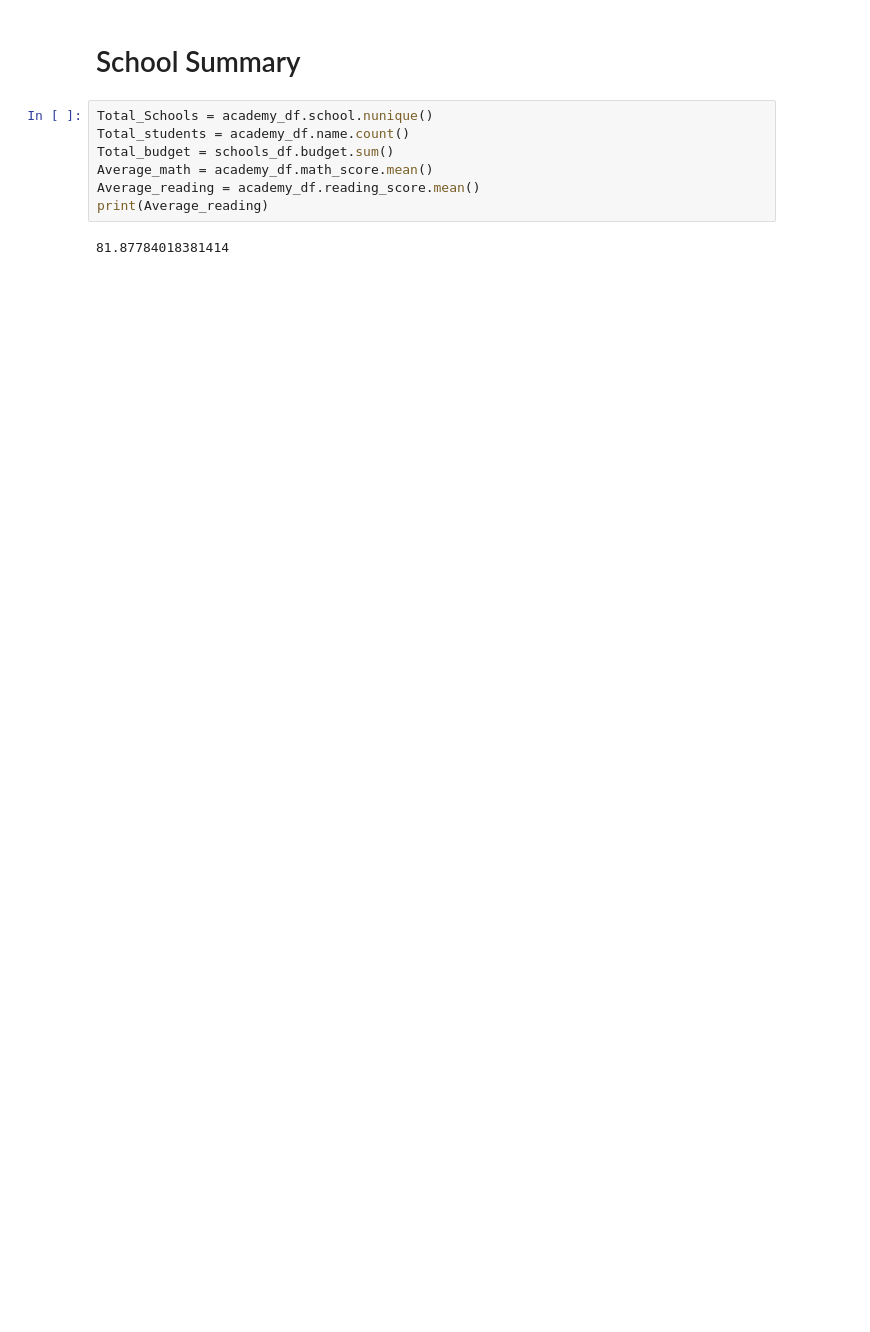
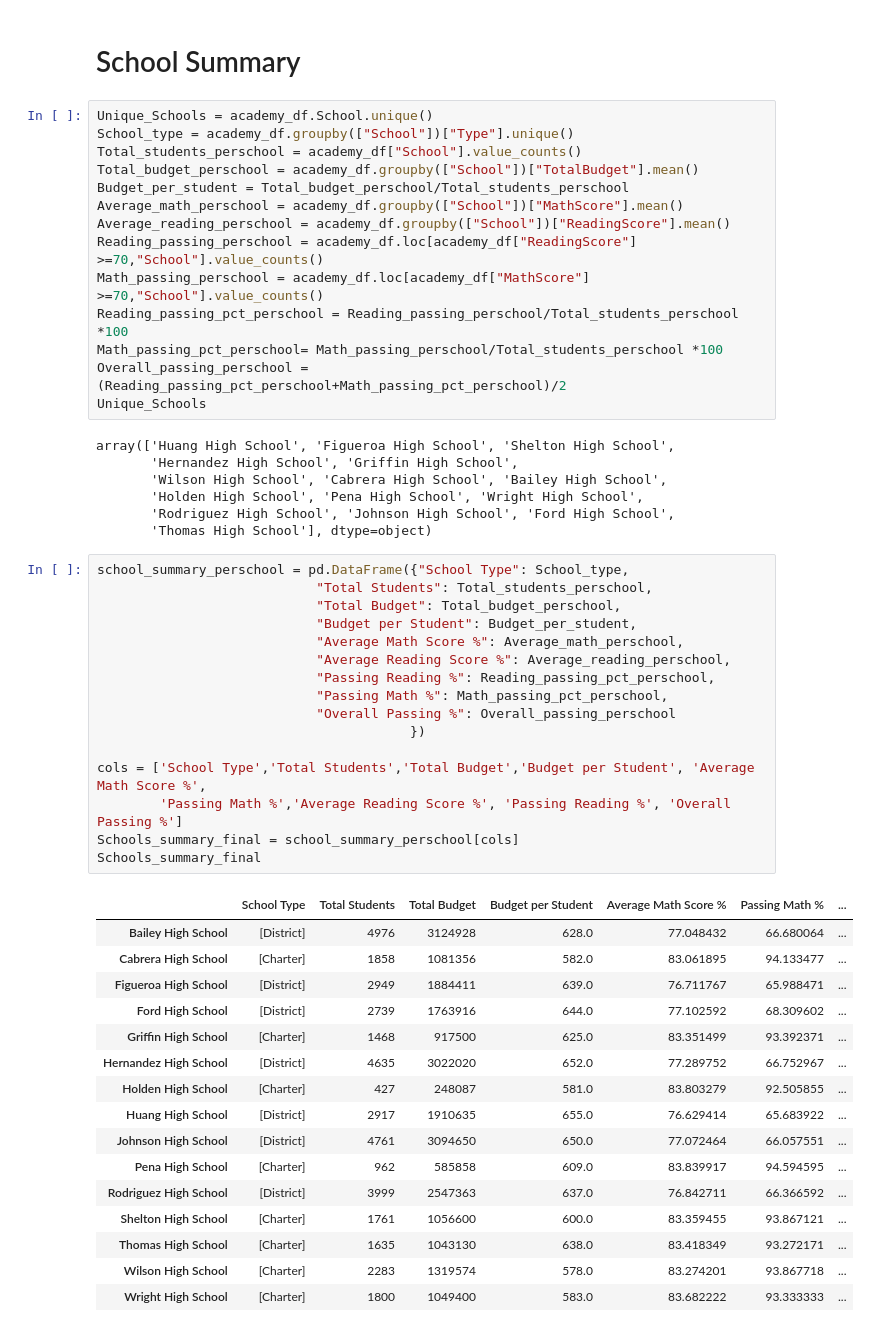
Before and after one commit to akommajesula/python, a Jupyter notebook: Academy PY/Academy.ipynb, the cells around one changed output. Saved outputs shown, nothing was run; the diff lists cells and outputs as text; blank space fills up the shorter version.

```diff
--- a/Academy PY/Academy.ipynb
+++ b/Academy PY/Academy.ipynb
@@ -72,11 +92,56 @@ academy_df.head()
 # %% [markdown]
 # School Summary
-# %%
-Total_Schools = academy_df.school.nunique()
-Total_students = academy_df.name.count()
-Total_budget = schools_df.budget.sum()
-Average_math = academy_df.math_score.mean()
-Average_reading = academy_df.reading_score.mean()
-print(Average_reading)
-# %% [output]
-81.87784018381414
+# %%
+Unique_Schools = academy_df.School.unique()
+School_type = academy_df.groupby(["School"])["Type"].unique()
+Total_students_perschool = academy_df["School"].value_counts()
+Total_budget_perschool = academy_df.groupby(["School"])["TotalBudget"].mean()
+Budget_per_student = Total_budget_perschool/Total_students_perschool
+Average_math_perschool = academy_df.groupby(["School"])["MathScore"].mean()
+Average_reading_perschool = academy_df.groupby(["School"])["ReadingScore"].mean()
+Reading_passing_perschool = academy_df.loc[academy_df["ReadingScore"] >=70,"School"].value_counts()
+Math_passing_perschool = academy_df.loc[academy_df["MathScore"] >=70,"School"].value_counts()
+Reading_passing_pct_perschool = Reading_passing_perschool/Total_students_perschool *100
+Math_passing_pct_perschool= Math_passing_perschool/Total_students_perschool *100
+Overall_passing_perschool = (Reading_passing_pct_perschool+Math_passing_pct_perschool)/2
+Unique_Schools
+# %% [output]
+array(['Huang High School', 'Figueroa High School', 'Shelton High School',
+       'Hernandez High School', 'Griffin High School',
+       'Wilson High School', 'Cabrera High School', 'Bailey High School',
+       'Holden High School', 'Pena High School', 'Wright High School',
+       'Rodriguez High School', 'Johnson High School', 'Ford High School',
+       'Thomas High School'], dtype=object)
+# %%
+school_summary_perschool = pd.DataFrame({"School Type": School_type,
+                            "Total Students": Total_students_perschool,
+                            "Total Budget": Total_budget_perschool,
+                            "Budget per Student": Budget_per_student,
+                            "Average Math Score %": Average_math_perschool,
+                            "Average Reading Score %": Average_reading_perschool,
+                            "Passing Reading %": Reading_passing_pct_perschool,
+                            "Passing Math %": Math_passing_pct_perschool,
+                            "Overall Passing %": Overall_passing_perschool
+                                        })
+
+cols = ['School Type','Total Students','Total Budget','Budget per Student', 'Average Math Score %',
+        'Passing Math %','Average Reading Score %', 'Passing Reading %', 'Overall Passing %']
+Schools_summary_final = school_summary_perschool[cols]
+Schools_summary_final
+# %% [output]
+|  | School Type | Total Students | Total Budget | Budget per Student | Average Math Score % | Passing Math % | ... |
+| Bailey High School | [District] | 4976 | 3124928 | 628.0 | 77.048432 | 66.680064 | ... |
+| Cabrera High School | [Charter] | 1858 | 1081356 | 582.0 | 83.061895 | 94.133477 | ... |
+| Figueroa High School | [District] | 2949 | 1884411 | 639.0 | 76.711767 | 65.988471 | ... |
+| Ford High School | [District] | 2739 | 1763916 | 644.0 | 77.102592 | 68.309602 | ... |
+| Griffin High School | [Charter] | 1468 | 917500 | 625.0 | 83.351499 | 93.392371 | ... |
+| Hernandez High School | [District] | 4635 | 3022020 | 652.0 | 77.289752 | 66.752967 | ... |
+| Holden High School | [Charter] | 427 | 248087 | 581.0 | 83.803279 | 92.505855 | ... |
+| Huang High School | [District] | 2917 | 1910635 | 655.0 | 76.629414 | 65.683922 | ... |
+| Johnson High School | [District] | 4761 | 3094650 | 650.0 | 77.072464 | 66.057551 | ... |
+| Pena High School | [Charter] | 962 | 585858 | 609.0 | 83.839917 | 94.594595 | ... |
+| Rodriguez High School | [District] | 3999 | 2547363 | 637.0 | 76.842711 | 66.366592 | ... |
+| Shelton High School | [Charter] | 1761 | 1056600 | 600.0 | 83.359455 | 93.867121 | ... |
+| Thomas High School | [Charter] | 1635 | 1043130 | 638.0 | 83.418349 | 93.272171 | ... |
+| Wilson High School | [Charter] | 2283 | 1319574 | 578.0 | 83.274201 | 93.867718 | ... |
+| Wright High School | [Charter] | 1800 | 1049400 | 583.0 | 83.682222 | 93.333333 | ... |
```
Also changed, not shown: parts of 29 cells of this notebook, 1 other file.
